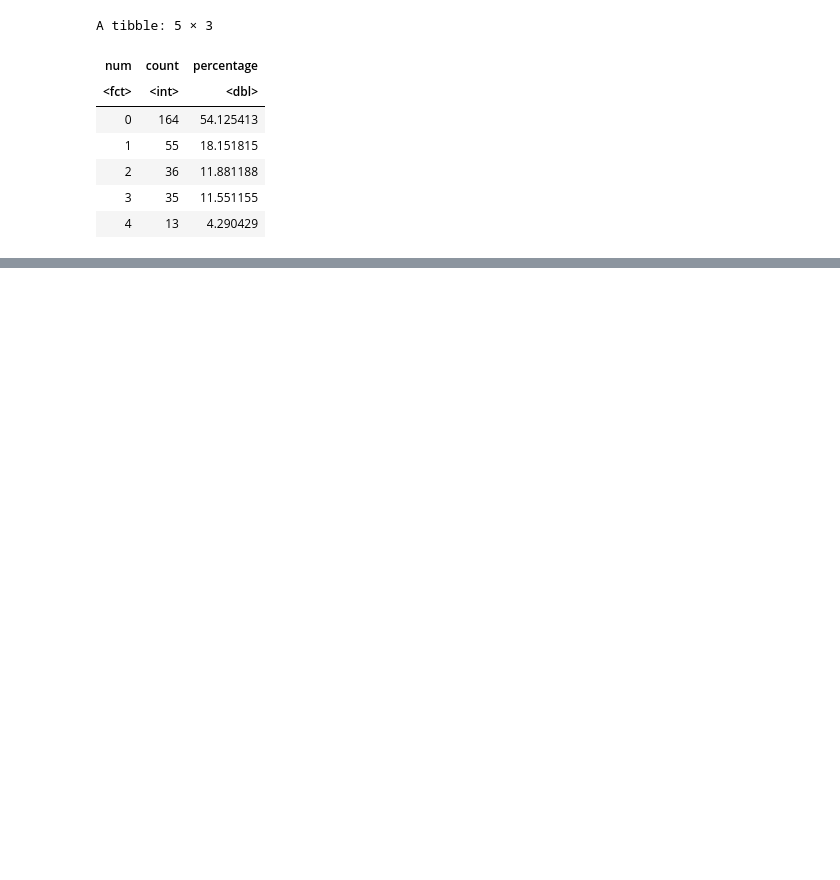
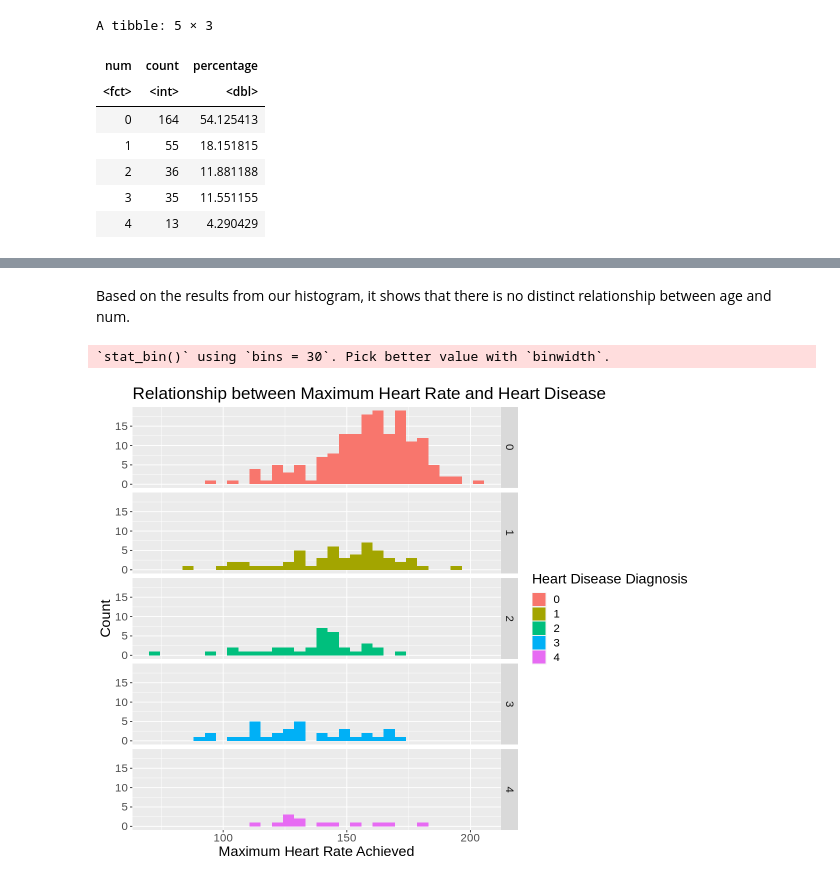
Before and after one commit to mikayladitosto/dsci-100-2023s1-group-14, a Jupyter notebook: Project.ipynb, the cells around one changed output, grey strips where cells are left out. Drawn from its saved outputs; the diff is of its cells as text; code cells hidden in the pictures; blank space fills up the shorter version.

```diff
--- a/Project.ipynb
+++ b/Project.ipynb
@@ -77,0 +120,18 @@ age_hist
+# %% [markdown]
+Based on the results from our histogram, it shows that there is no distinct relationship between age and num.
+# %%
+options(repr.plot.height = 8, repr.plot.width = 10)
+thalach_plot <- cleveland_data |>
+    ggplot(aes(x = thalach, fill = num)) +
+    geom_histogram() +
+    facet_grid(rows = vars(num)) +
+    labs(x = "Maximum Heart Rate Achieved",
+         y = "Count",
+      fill = "Heart Disease Diagnosis") +
+    theme(text = element_text(size = 17)) +
+    ggtitle("Relationship between Maximum Heart Rate and Heart Disease")
+
+thalach_plot
+# %% [output]
+`stat_bin()` using `bins = 30`. Pick better value with `binwidth`.
+[figure, added]
```
Also changed, not shown: parts of 12 cells of this notebook.
